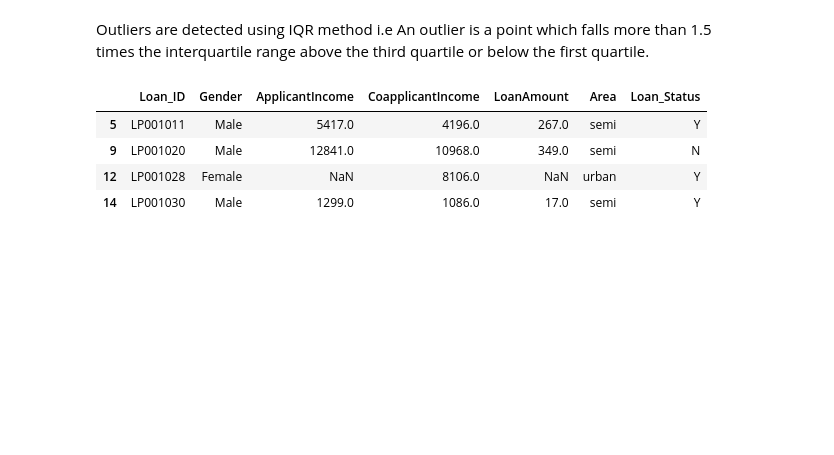
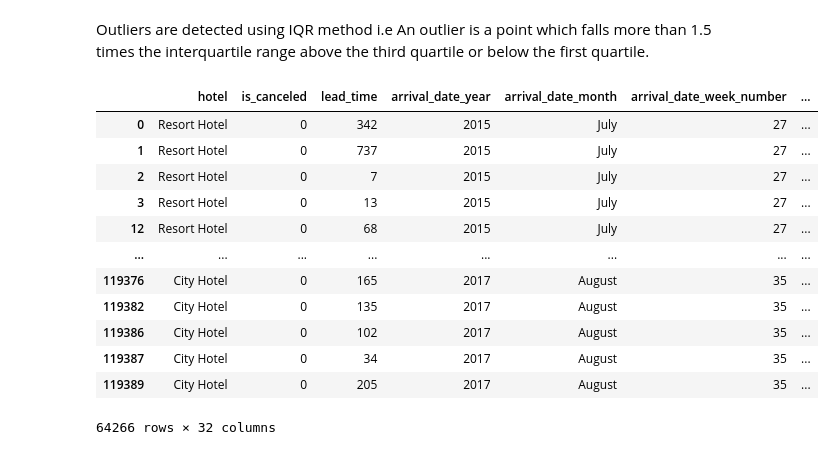
Before and after one commit to engage-deepakagarwal/machine-learning-lab, a Jupyter notebook: 1_analyze_dataset.ipynb, the cells around one changed output. Drawn from its saved outputs; the diff is of its cells as text; code cells hidden in the pictures; blank space fills up the shorter version.

```diff
--- a/1_analyze_dataset.ipynb
+++ b/1_analyze_dataset.ipynb
@@ -1,6 +1,6 @@
 # %%
 import pandas as pd
 # %%
-loan_data = pd.read_csv('datasets/loan_small.csv')
-display(loan_data) # Display the data
+df = pd.read_csv('datasets/hotel_bookings.csv')
+display(df) # Display the data
 # %% [output]
@@ -169,7 +227,7 @@ display(Image('images/skewness.png'))
 # %% [markdown]
 ![](/images/skewness.png)
 # %%
-Q1 = loan_data.select_dtypes(include='number').quantile(0.25, axis = 0) # 25% of the data
+Q1 = df.select_dtypes(include='number').quantile(0.25, axis = 0) # 25% of the data
 
 print('First_Quartile :\n', Q1)
 # %% [output]
@@ -180,6 +250,6 @@ LoanAmount            109.00
 Name: 0.25, dtype: float64
 # %%
-Q3 = loan_data.select_dtypes(include='number').quantile(0.75, axis = 0) # 75% of the data
+Q3 = df.select_dtypes(include='number').quantile(0.75, axis = 0) # 75% of the data
 
 print('Third_Quartile :\n', Q3)
 # %% [output]
@@ -204,14 +298,22 @@ dtype: float64
 Outliers are detected using IQR method i.e An outlier is a point which falls more than 1.5 times the interquartile range above the third quartile or below the first quartile.
 # %%
 # Only the outlier rows are displayed
-loan_data_outliers = loan_data[((loan_data.select_dtypes(include='number') < (Q1 - 1.5 * IQR)) |\
-                                    (loan_data.select_dtypes(include='number') > (Q3 + 1.5 * IQR))).any(axis = 1)]
+df_outliers = df[((df.select_dtypes(include='number') < (Q1 - 1.5 * IQR)) |\
+                                    (df.select_dtypes(include='number') > (Q3 + 1.5 * IQR))).any(axis = 1)]
 
-loan_data_outliers
+df_outliers
 # %% [output]
-|  | Loan_ID | Gender | ApplicantIncome | CoapplicantIncome | LoanAmount | Area | Loan_Status |
-| 5 | LP001011 | Male | 5417.0 | 4196.0 | 267.0 | semi | Y |
-| 9 | LP001020 | Male | 12841.0 | 10968.0 | 349.0 | semi | N |
-| 12 | LP001028 | Female | NaN | 8106.0 | NaN | urban | Y |
-| 14 | LP001030 | Male | 1299.0 | 1086.0 | 17.0 | semi | Y |
+|  | hotel | is_canceled | lead_time | arrival_date_year | arrival_date_month | arrival_date_week_number | ... |
+| 0 | Resort Hotel | 0 | 342 | 2015 | July | 27 | ... |
+| 1 | Resort Hotel | 0 | 737 | 2015 | July | 27 | ... |
+| 2 | Resort Hotel | 0 | 7 | 2015 | July | 27 | ... |
+| 3 | Resort Hotel | 0 | 13 | 2015 | July | 27 | ... |
+| 12 | Resort Hotel | 0 | 68 | 2015 | July | 27 | ... |
+| ... | ... | ... | ... | ... | ... | ... | ... |
+| 119376 | City Hotel | 0 | 165 | 2017 | August | 35 | ... |
+| 119382 | City Hotel | 0 | 135 | 2017 | August | 35 | ... |
+| 119386 | City Hotel | 0 | 102 | 2017 | August | 35 | ... |
+| 119387 | City Hotel | 0 | 34 | 2017 | August | 35 | ... |
+| 119389 | City Hotel | 0 | 205 | 2017 | August | 35 | ... |
+64266 rows × 32 columns
 # %%
```
Also changed, not shown: parts of 26 cells of this notebook, 8 other files.
